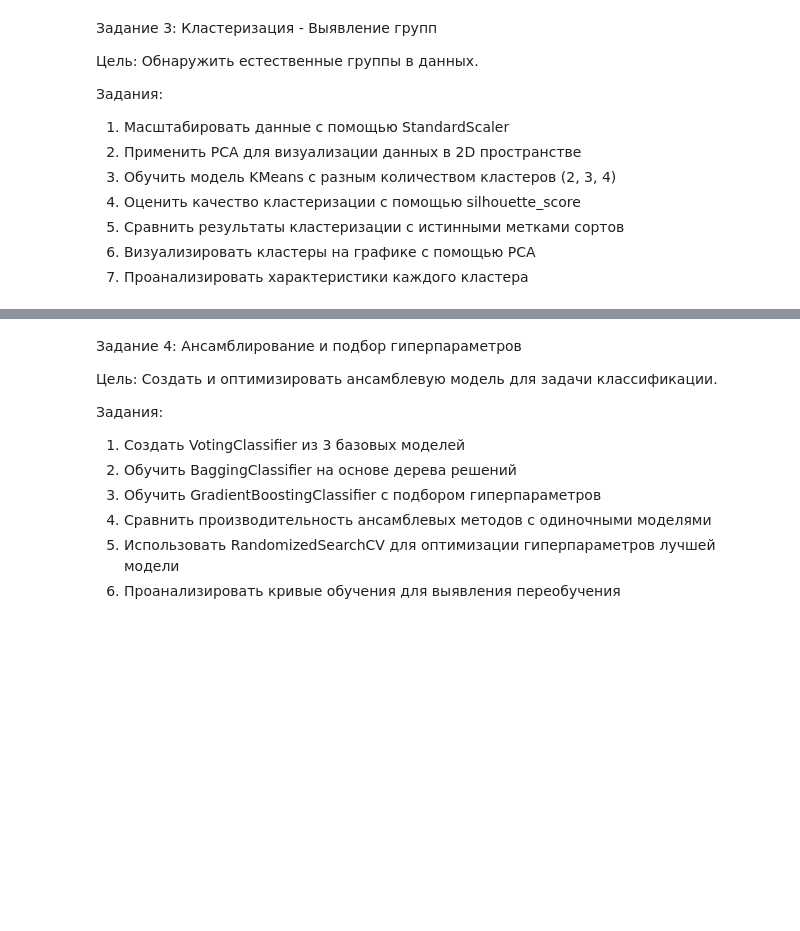
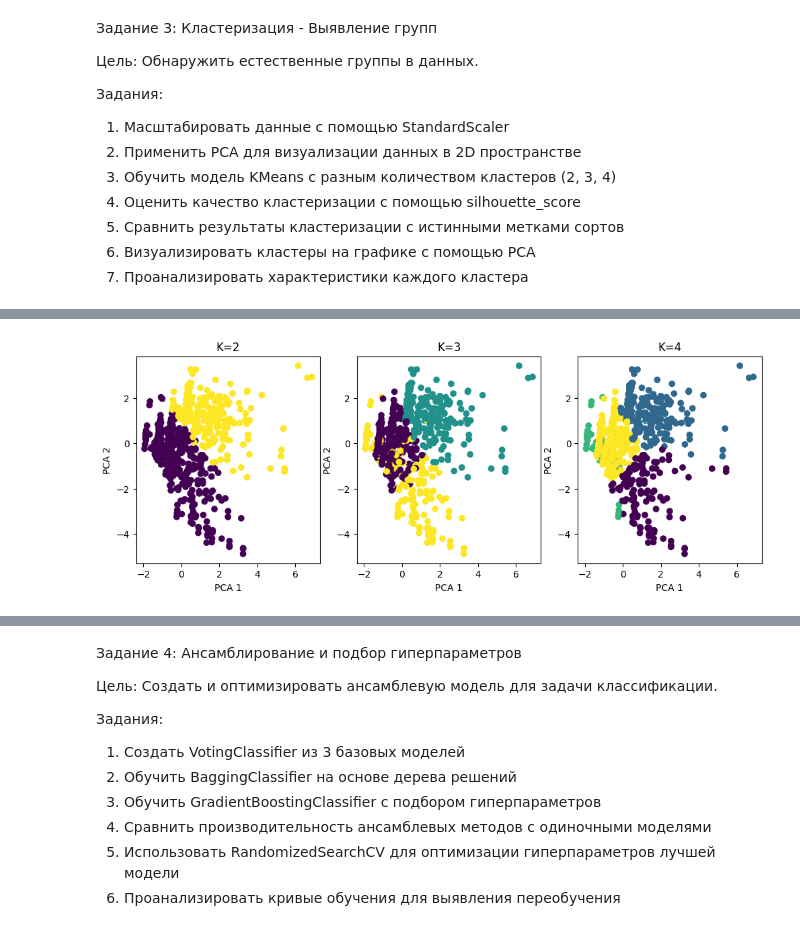
Before and after one commit to Ivan24-wq/Intelligence, a Jupyter notebook: Task1/1.ipynb, the cells around one changed output, grey strips where cells are left out. Cells and saved outputs as stored; diff of their text form; code cells hidden in the pictures; blank space fills up the shorter version.

```diff
--- a/Task1/1.ipynb
+++ b/Task1/1.ipynb
@@ -695,3 +693,81 @@ plt.show()
 
 
 # ДОБАВИТЬ ВАШ КОД СЮДА
+import pandas as pd
+import numpy as np
+
+from sklearn.preprocessing import StandardScaler
+from sklearn.decomposition import PCA
+from sklearn.cluster import KMeans
+from sklearn.metrics import silhouette_score
+import matplotlib.pyplot as plt
+import seaborn as sns
+
+#Загрузка данных
+df = pd.read_csv("train.csv")
+
+# Сохраним истинные метки (Survived)
+true_labels = df["Survived"]
+
+# Удаляем неинформативные текстовые колонки
+df = df.drop(columns=["Name", "Ticket", "Cabin"])
+
+# Кодируем категориальные признаки
+df = pd.get_dummies(df, drop_first=True)
+
+# Заполняем пропуски
+df = df.fillna(df.mean())
+
+# Удаляем Survived из признаков
+X = df.drop(columns=["Survived"])
+
+# Масштабирование
+scaler = StandardScaler()
+X_scaled = scaler.fit_transform(X)
+
+#PCA для визуализации
+pca = PCA(n_components=2)
+X_pca = pca.fit_transform(X_scaled)
+
+#Кластеризация
+cluster_range = [2, 3, 4]
+scores = {}
+
+for k in cluster_range:
+    kmeans = KMeans(n_clusters=k, random_state=42)
+    labels = kmeans.fit_predict(X_scaled)
+
+    sil = silhouette_score(X_scaled, labels)
+    scores[k] = sil
+    print(f"K={k}, silhouette_score={sil:.4f}")
+
+#Визуализация кластеров
+plt.figure(figsize=(12, 4))
+
+for i, k in enumerate(cluster_range):
+    plt.subplot(1, 3, i+1)
+
+    kmeans = KMeans(n_clusters=k, random_state=42)
+    labels = kmeans.fit_predict(X_scaled)
+
+    plt.scatter(X_pca[:,0], X_pca[:,1], c=labels, cmap='viridis')
+    plt.title(f"K={k}")
+    plt.xlabel("PCA 1")
+    plt.ylabel("PCA 2")
+
+plt.show()
+
+#Анализ соответствия кластеров и Survived
+kmeans = KMeans(n_clusters=2, random_state=42)
+cluster_labels = kmeans.fit_predict(X_scaled)
+
+print("\nСравнение распределения кластеров и Survived:")
+print(pd.crosstab(cluster_labels, true_labels))
+
+#Анализ характеристик кластеров
+df_clustered = df.copy()
+df_clustered["cluster"] = cluster_labels
+
+print("\nСредние значения признаков по кластерам:")
+print(df_clustered.groupby("cluster").mean())
+# %% [output]
@@ -697,0 +777 @@ plt.show()
+[figure, added]
```
Also changed, not shown: parts of 3 cells of this notebook, 2 other files.
